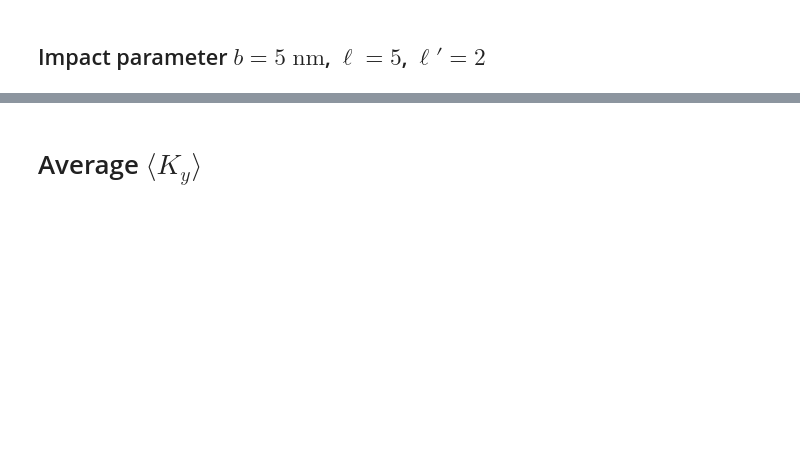
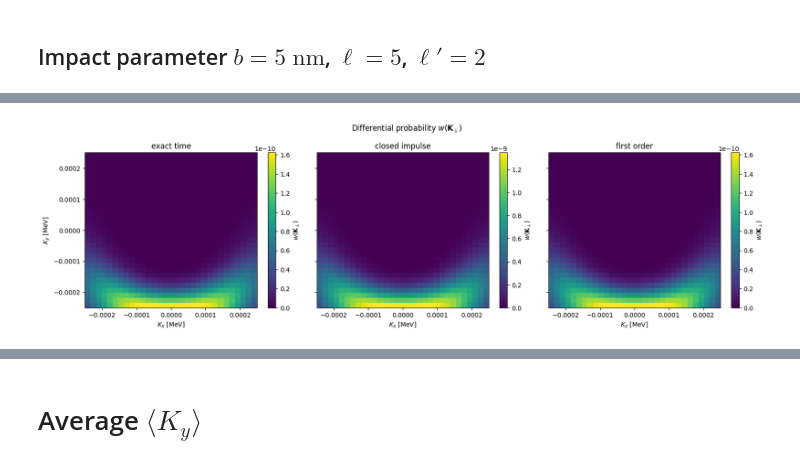
Before and after one commit to Anton-Murtazin/moller_vortex, a Jupyter notebook: analysis_workspace.ipynb, the cells around one changed output, grey strips where cells are left out. Cells and saved outputs as stored; diff of their text form; code cells hidden in the pictures; blank space fills up the shorter version.

```diff
--- a/analysis_workspace.ipynb
+++ b/analysis_workspace.ipynb
@@ -1577,0 +1255,90 @@ plt.show()
+# %%
+impact_b = np.array([5.0 * mv.NM_TO_MEV_INV, 0.0], dtype=float)
+
+packet1 = replace(packet1, ell = 5)
+packet2 = replace(packet2, ell = 5)
+
+N1 = mv.normalization_constant(packet1)
+N2 = mv.normalization_constant(packet2)
+
+Kx_values = np.linspace(-0.00025, 0.00025, 31)
+Ky_values = np.linspace(-0.00025, 0.00025, 31)
+# %%
+time_quadrature = replace(
+    time_quadrature,
+    n_kappa=65,
+    theta_method="analytic",
+)
+
+differential_probability_map_specs = [
+    (
+        "exact time",
+        "exact_time",
+        {
+            "quadrature": time_quadrature,
+            "denominator_mode": "expanded",
+            "batch_size": exact_time_batch_size,
+        },
+    ),
+    ("closed impulse", "closed", None),
+    ("first order", "first_order", None),
+]
+
+differential_probability_maps = {}
+
+for label, s_matrix, s_matrix_kwargs in differential_probability_map_specs:
+    print(f"computing {label}")
+    start = time.perf_counter()
+
+    differential_probability_maps[label] = mv.diff_probability_grid(
+        Kx_values,
+        Ky_values,
+        packet1,
+        packet2,
+        quadrature,
+        impact_b=impact_b,
+        N1=N1,
+        N2=N2,
+        progress=True,
+        s_matrix=s_matrix,
+        s_matrix_kwargs=s_matrix_kwargs,
+        workers=outer_workers,
+    )
+
+    elapsed = time.perf_counter() - start
+    print(f"{label}: elapsed = {elapsed:.2f} s")
+
+exact_time_probability_map = differential_probability_maps["exact time"]
+closed_probability_map = differential_probability_maps["closed impulse"]
+first_order_probability_map = differential_probability_maps["first order"]
+
+fig, axes = plt.subplots(
+    1,
+    len(differential_probability_map_specs),
+    figsize=(16.5, 4.8),
+    sharex=True,
+    sharey=True,
+)
+
+extent = [Kx_values[0], Kx_values[-1], Ky_values[0], Ky_values[-1]]
+
+for ax, (label, _, _) in zip(axes, differential_probability_map_specs):
+    image = ax.imshow(
+        differential_probability_maps[label],
+        origin="lower",
+        extent=extent,
+        aspect="auto",
+    )
+
+    ax.set_title(label)
+    ax.set_xlabel(r"$K_x$ [MeV]")
+
+    cbar = fig.colorbar(image, ax=ax)
+    cbar.set_label(r"$w(\mathbf{K}_{\perp})$")
+
+axes[0].set_ylabel(r"$K_y$ [MeV]")
+
+fig.suptitle(r"Differential probability $w(\mathbf{K}_{\perp})$")
+fig.tight_layout()
+plt.show()
+# %% [output]
@@ -1577,0 +1354 @@ plt.show()
+[figure, added]
```
Also changed, not shown: parts of 65 cells of this notebook, 5 other files.
